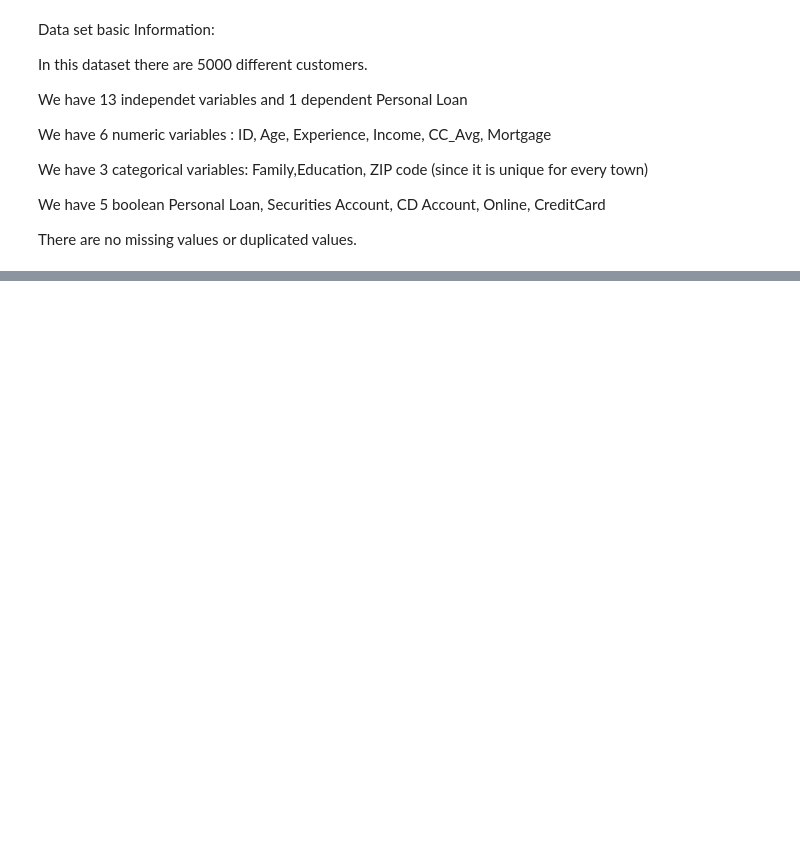
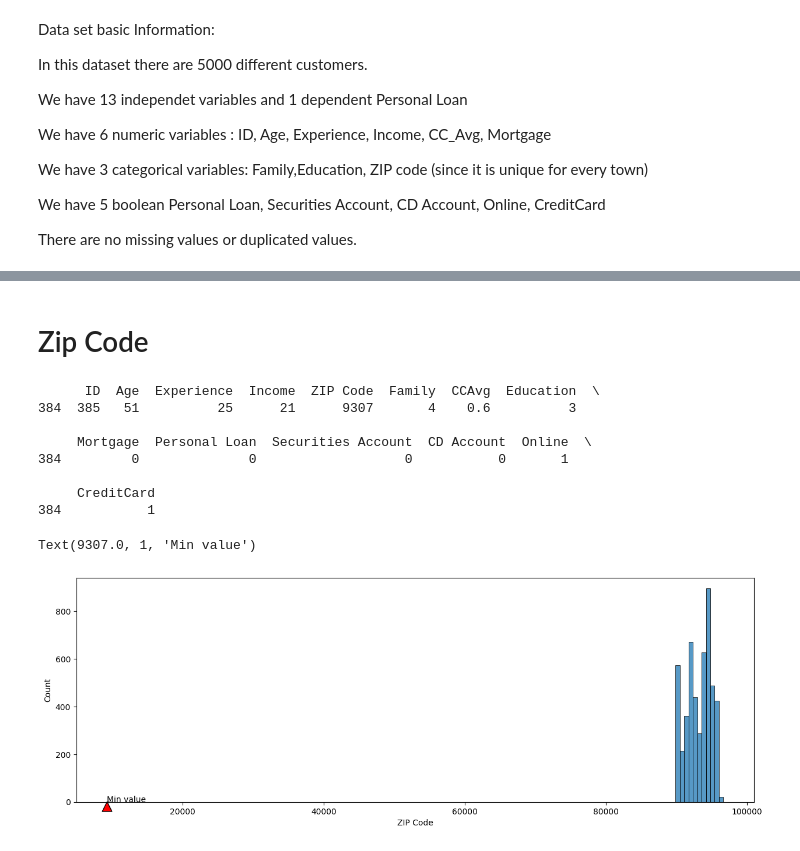
Before and after one commit to CharalamposZisis/Bank-Loan-Classification, a Jupyter notebook: main.ipynb, the cells around one changed output, grey strips where cells are left out. Drawn from its saved outputs; the diff is of its cells as text; code cells hidden in the pictures; blank space fills up the shorter version.

```diff
--- a/main.ipynb
+++ b/main.ipynb
@@ -143,0 +184,31 @@ There are no missing values or duplicated values.
+# %%
+#Since there are only 52 null values out of 5000.
+# We assume that here values are incorrectly
+# recorder as negative so we will replace then with their absolute value
+df['Experience'] = df['Experience'].apply(abs)
+# %% [markdown]
+# Zip Code
+# %%
+# Zip code under 80000
+print(df[df["ZIP Code"]<80000])
+
+#ZIP Code feature has a minimum value that is much smaller than the average value
+df["ZIP Code"].describe()
+color = 'red'
+#Let 's see a further visualization
+plt.figure(figsize = (15,5))
+sns.histplot(data = df,x = df["ZIP Code"])
+plt.annotate('Min value' ,xy =(9307.000000,1),
+             xycoords='data',
+            arrowprops=dict(facecolor='red', shrink=0.01))
+# %% [output]
+      ID  Age  Experience  Income  ZIP Code  Family  CCAvg  Education  \
+384  385   51          25      21      9307       4    0.6          3
+
+     Mortgage  Personal Loan  Securities Account  CD Account  Online  \
+384         0              0                   0           0       1
+
+     CreditCard
+384           1
+Text(9307.0, 1, 'Min value')
+[figure, added]
```
Also changed, not shown: parts of 13 cells of this notebook, 1 other file.
